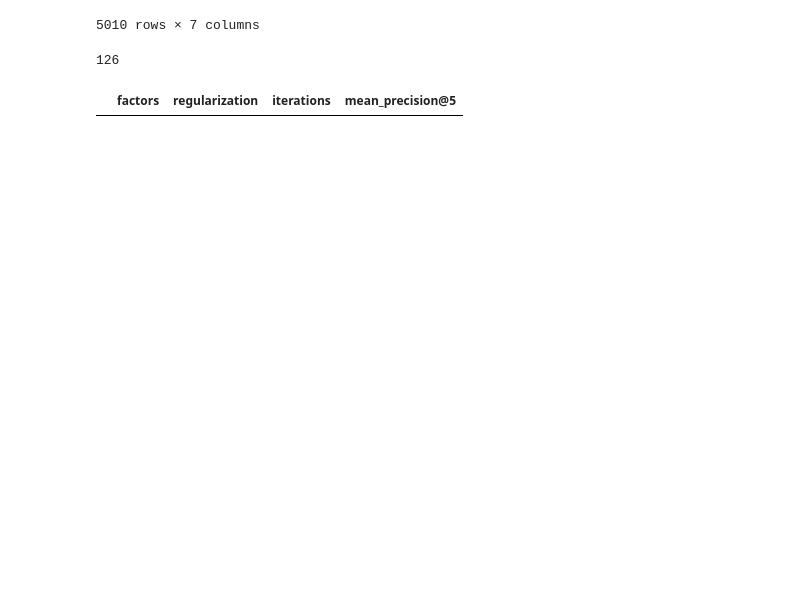
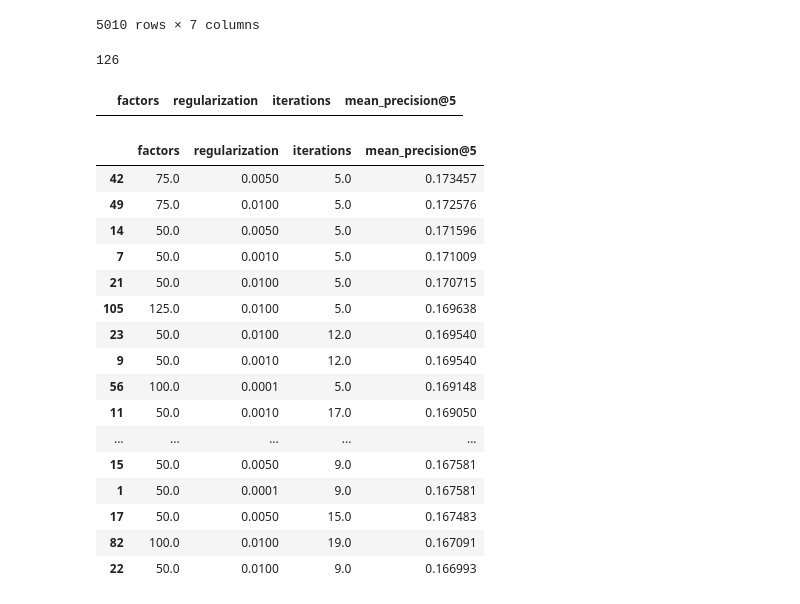
Before and after one commit to Foreman1980/4.3_RecommenderSystems, a Jupyter notebook: hw_webinar_3.ipynb, the cells around one changed output. Drawn from its saved outputs; the diff is of its cells as text; code cells hidden in the pictures; blank space fills up the shorter version.

```diff
--- a/hw_webinar_3.ipynb
+++ b/hw_webinar_3.ipynb
@@ -574,4 +574,22 @@ for factor in factors_list:
                                           'mean_precision@5': result.apply(lambda row: precision_at_k(row['test'], row['actual']), axis=1).mean()
                                          }, ignore_index=True)
 # %%
-gs_result,sort_values(by='mean_precision@5', ascending=False)
+gs_result.sort_values(by='mean_precision@5', ascending=False).head(20)
+# %% [output]
+|  | factors | regularization | iterations | mean_precision@5 |
+| 42 | 75.0 | 0.0050 | 5.0 | 0.173457 |
+| 49 | 75.0 | 0.0100 | 5.0 | 0.172576 |
+| 14 | 50.0 | 0.0050 | 5.0 | 0.171596 |
+| 7 | 50.0 | 0.0010 | 5.0 | 0.171009 |
+| 21 | 50.0 | 0.0100 | 5.0 | 0.170715 |
+| 105 | 125.0 | 0.0100 | 5.0 | 0.169638 |
+| 23 | 50.0 | 0.0100 | 12.0 | 0.169540 |
+| 9 | 50.0 | 0.0010 | 12.0 | 0.169540 |
+| 56 | 100.0 | 0.0001 | 5.0 | 0.169148 |
+| 11 | 50.0 | 0.0010 | 17.0 | 0.169050 |
+| ... | ... | ... | ... | ... |
+| 15 | 50.0 | 0.0050 | 9.0 | 0.167581 |
+| 1 | 50.0 | 0.0001 | 9.0 | 0.167581 |
+| 17 | 50.0 | 0.0050 | 15.0 | 0.167483 |
+| 82 | 100.0 | 0.0100 | 19.0 | 0.167091 |
+| 22 | 50.0 | 0.0100 | 9.0 | 0.166993 |
```
